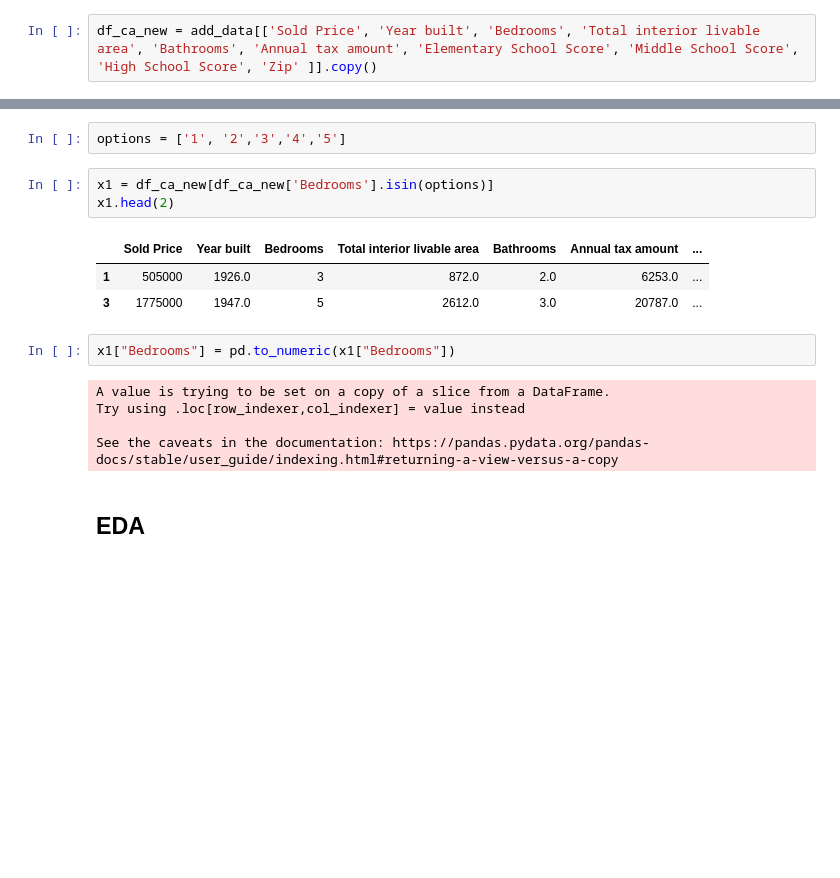
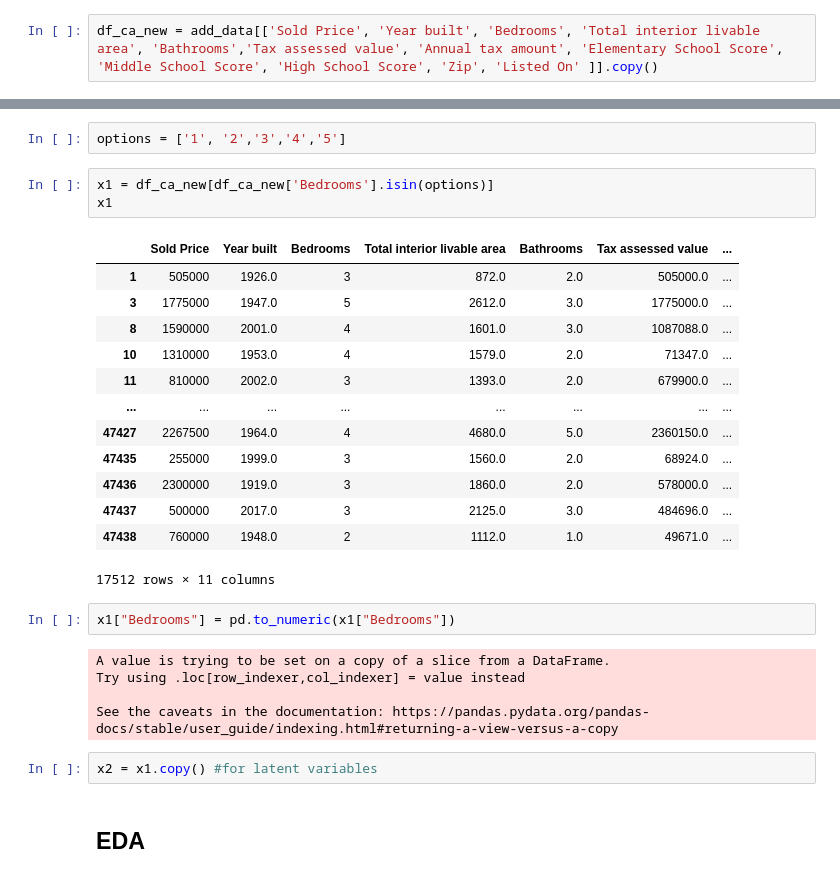
Before and after one commit to Karishma-Kuria/ML-Mid-term, a Jupyter notebook: ML_Midterm_Test.ipynb, the cells around one changed output, grey strips where cells are left out. Drawn from its saved outputs; the diff is of its cells as text; blank space fills up the shorter version.

```diff
--- a/ML_Midterm_Test.ipynb
+++ b/ML_Midterm_Test.ipynb
@@ -1079,2 +1082,2 @@ Based on real estate domain knowledge, we will pick below features for our regre
 # %%
-df_ca_new = add_data[['Sold Price', 'Year built', 'Bedrooms', 'Total interior livable area', 'Bathrooms', 'Annual tax amount', 'Elementary School Score', 'Middle School Score', 'High School Score', 'Zip' ]].copy()
+df_ca_new = add_data[['Sold Price', 'Year built', 'Bedrooms', 'Total interior livable area', 'Bathrooms','Tax assessed value', 'Annual tax amount', 'Elementary School Score', 'Middle School Score', 'High School Score', 'Zip', 'Listed On' ]].copy()
@@ -1110,11 +1145,21 @@ dtype: int64
 options = ['1', '2','3','4','5']
 # %%
 x1 = df_ca_new[df_ca_new['Bedrooms'].isin(options)]
-x1.head(2)
+x1
 # %% [output]
-|  | Sold Price | Year built | Bedrooms | Total interior livable area | Bathrooms | Annual tax amount | ... |
-| 1 | 505000 | 1926.0 | 3 | 872.0 | 2.0 | 6253.0 | ... |
-| 3 | 1775000 | 1947.0 | 5 | 2612.0 | 3.0 | 20787.0 | ... |
+|  | Sold Price | Year built | Bedrooms | Total interior livable area | Bathrooms | Tax assessed value | ... |
+| 1 | 505000 | 1926.0 | 3 | 872.0 | 2.0 | 505000.0 | ... |
+| 3 | 1775000 | 1947.0 | 5 | 2612.0 | 3.0 | 1775000.0 | ... |
+| 8 | 1590000 | 2001.0 | 4 | 1601.0 | 3.0 | 1087088.0 | ... |
+| 10 | 1310000 | 1953.0 | 4 | 1579.0 | 2.0 | 71347.0 | ... |
+| 11 | 810000 | 2002.0 | 3 | 1393.0 | 2.0 | 679900.0 | ... |
+| ... | ... | ... | ... | ... | ... | ... | ... |
+| 47427 | 2267500 | 1964.0 | 4 | 4680.0 | 5.0 | 2360150.0 | ... |
+| 47435 | 255000 | 1999.0 | 3 | 1560.0 | 2.0 | 68924.0 | ... |
+| 47436 | 2300000 | 1919.0 | 3 | 1860.0 | 2.0 | 578000.0 | ... |
+| 47437 | 500000 | 2017.0 | 3 | 2125.0 | 3.0 | 484696.0 | ... |
+| 47438 | 760000 | 1948.0 | 2 | 1112.0 | 1.0 | 49671.0 | ... |
+17512 rows × 11 columns
 # %%
 x1["Bedrooms"] = pd.to_numeric(x1["Bedrooms"])
 # %% [output]
@@ -1122,6 +1167,8 @@ A value is trying to be set on a copy of a slice from a DataFrame.
 Try using .loc[row_indexer,col_indexer] = value instead
 
 See the caveats in the documentation: https://pandas.pydata.org/pandas-docs/stable/user_guide/indexing.html#returning-a-view-versus-a-copy
+# %%
+x2 = x1.copy() #for latent variables
 # %% [markdown]
 ## **EDA**
 # %%
```
Also changed, not shown: parts of 94 cells of this notebook.
